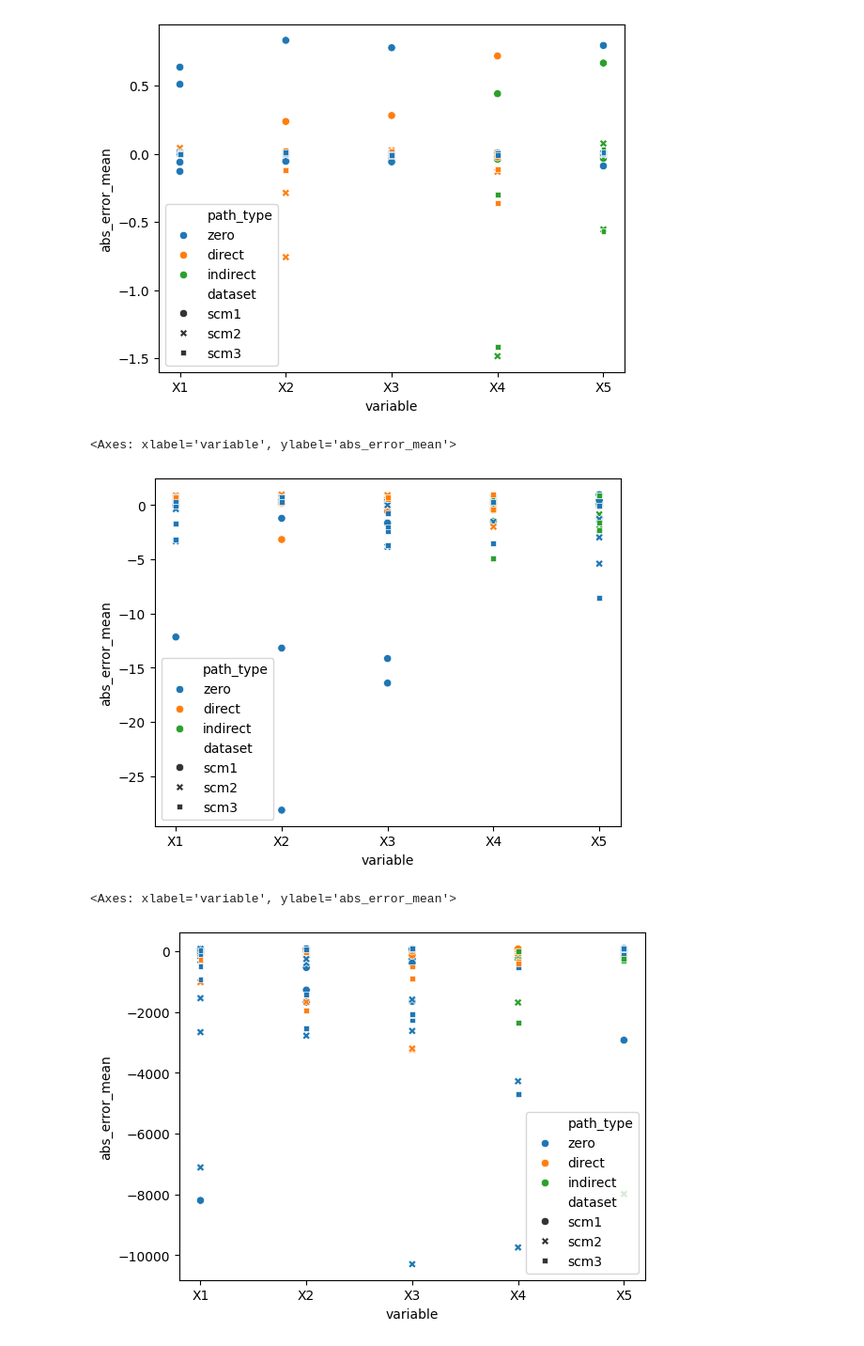
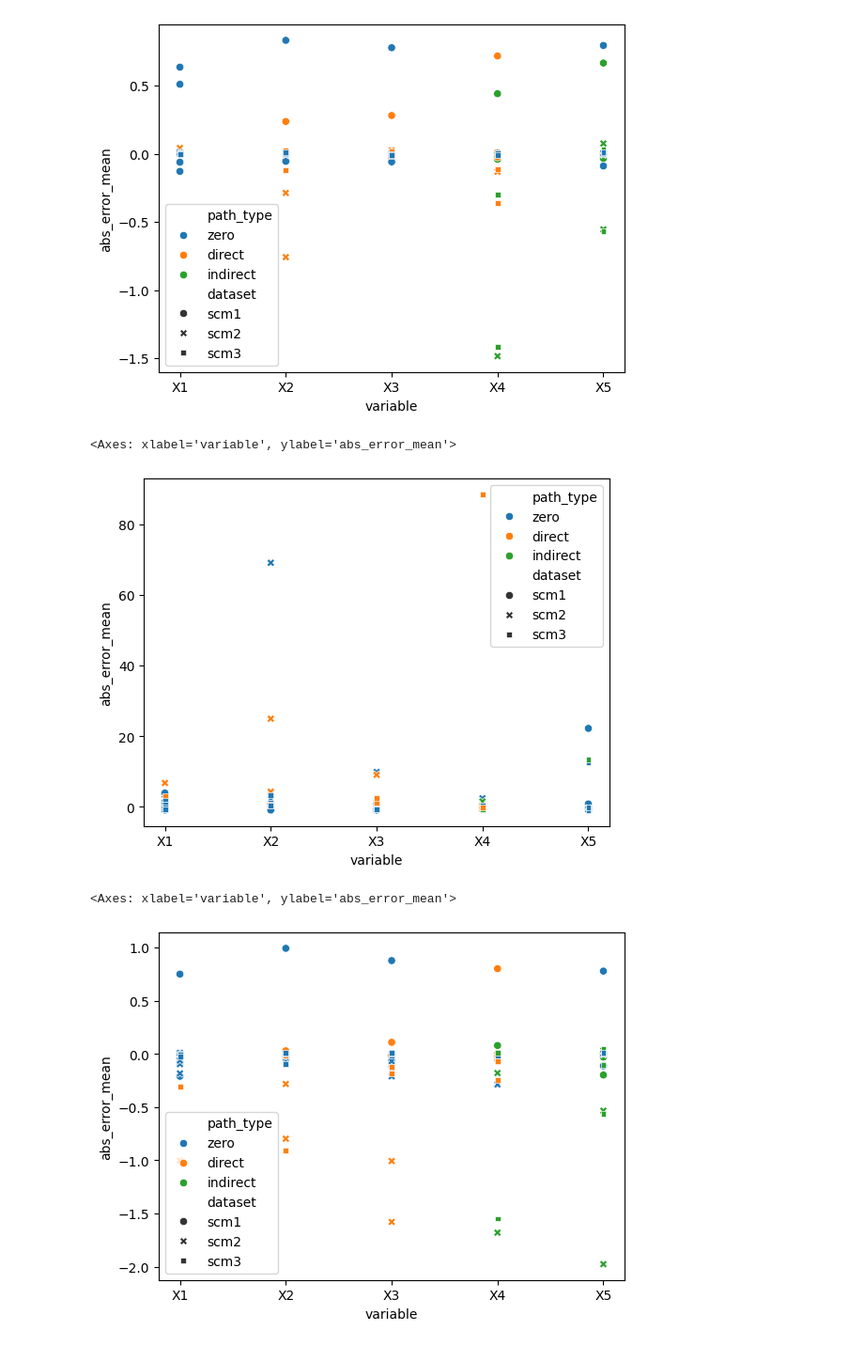
Before and after one commit to scipi1/causaliT, a Jupyter notebook: notebooks/nb_benchmark.ipynb, the cells around one changed output. Shown at 94% size. Drawn from its saved outputs; the diff is of its cells as text; code cells hidden in the pictures.

```diff
--- a/notebooks/nb_benchmark.ipynb
+++ b/notebooks/nb_benchmark.ipynb
@@ -837,6 +837,27 @@ models_list = [
         "filepath"  : "../experiments/calitrain_single_Toeplitz_CC_svfa_scm3_63719390"
         },
 
+    # single with MLP, 3 layers, CV
+    {
+        "model"     : "single_sva_Toeplitz_CC_cali_MLP_cv",
+        "dataset"   : "scm1",
+        "hard"      : False,
+        "filepath"  : "../experiments/calitrain_single_Toeplitz_CC_svfa_scm1_63894528"
+        },
+    {
+        "model"     : "single_sva_Toeplitz_CC_cali_MLP_cv",
+        "dataset"   : "scm2",
+        "hard"      : False,
+        "filepath"  : "../experiments/calitrain_single_Toeplitz_CC_svfa_scm2_63894505"
+        },
+
+    {
+        "model"     : "single_sva_Toeplitz_CC_cali_MLP_cv",
+        "dataset"   : "scm3",
+        "hard"      : False,
+        "filepath"  : "../experiments/calitrain_single_Toeplitz_CC_svfa_scm3_63894481"
+        },
+
 
 ]
 
@@ -906,23 +927,23 @@ dfm_ = dfm.set_index(["model", "hard", "dataset", "intervention", "variable", "d
 model_label = "na_Toeplitz_CC_cali_MLP"
 error_label = "abs_error_mean"
 
-dfna_diff = (df_.loc["baseline"][error_label] - dfm_.loc[model_label][error_label])/df_.loc["baseline"][error_label] # positive = good!
+dfna_diff = (df_.loc["baseline"][error_label] - dfm_.loc[model_label][error_label])/dfm_.loc[model_label][error_label] # positive = good!
 sns.scatterplot(dfna_diff.reset_index(), x="variable", y=error_label, hue="path_type", style="dataset")
 # %% [output]
 <Axes: xlabel='variable', ylabel='abs_error_mean'>
-[figure, old version]
+[figure, new version]
 # %%
 df_ = df.set_index(["model", "hard", "dataset", "intervention", "variable", "dist_group", "struct_group", "path_type"])
 dfm_ = dfm.set_index(["model", "hard", "dataset", "intervention", "variable", "dist_group", "struct_group", "path_type"])
 
 model_label = "single_sva_Toeplitz_CC_cali"
 error_label = "abs_error_mean"
 
-dfna_diff = (df_.loc["baseline"][error_label] - dfm_.loc[model_label][error_label])/df_.loc["baseline"][error_label]*100 # positive = good!
+dfna_diff = (df_.loc["baseline"][error_label] - dfm_.loc[model_label][error_label])#/df_.loc["baseline"][error_label]*100 # positive = good!
 sns.scatterplot(dfna_diff.reset_index(), x="variable", y=error_label, hue="path_type", style="dataset")
 # %% [output]
 <Axes: xlabel='variable', ylabel='abs_error_mean'>
-[figure, old version]
+[figure, new version]
 # %%
 df_ = df.set_index(["model", "hard", "dataset", "intervention", "variable", "dist_group", "struct_group", "path_type"])
 dfm_ = dfm.set_index(["model", "hard", "dataset", "intervention", "variable", "dist_group", "struct_group", "path_type"])
```
Also changed, not shown: parts of 3 cells of this notebook, 5 other files.
